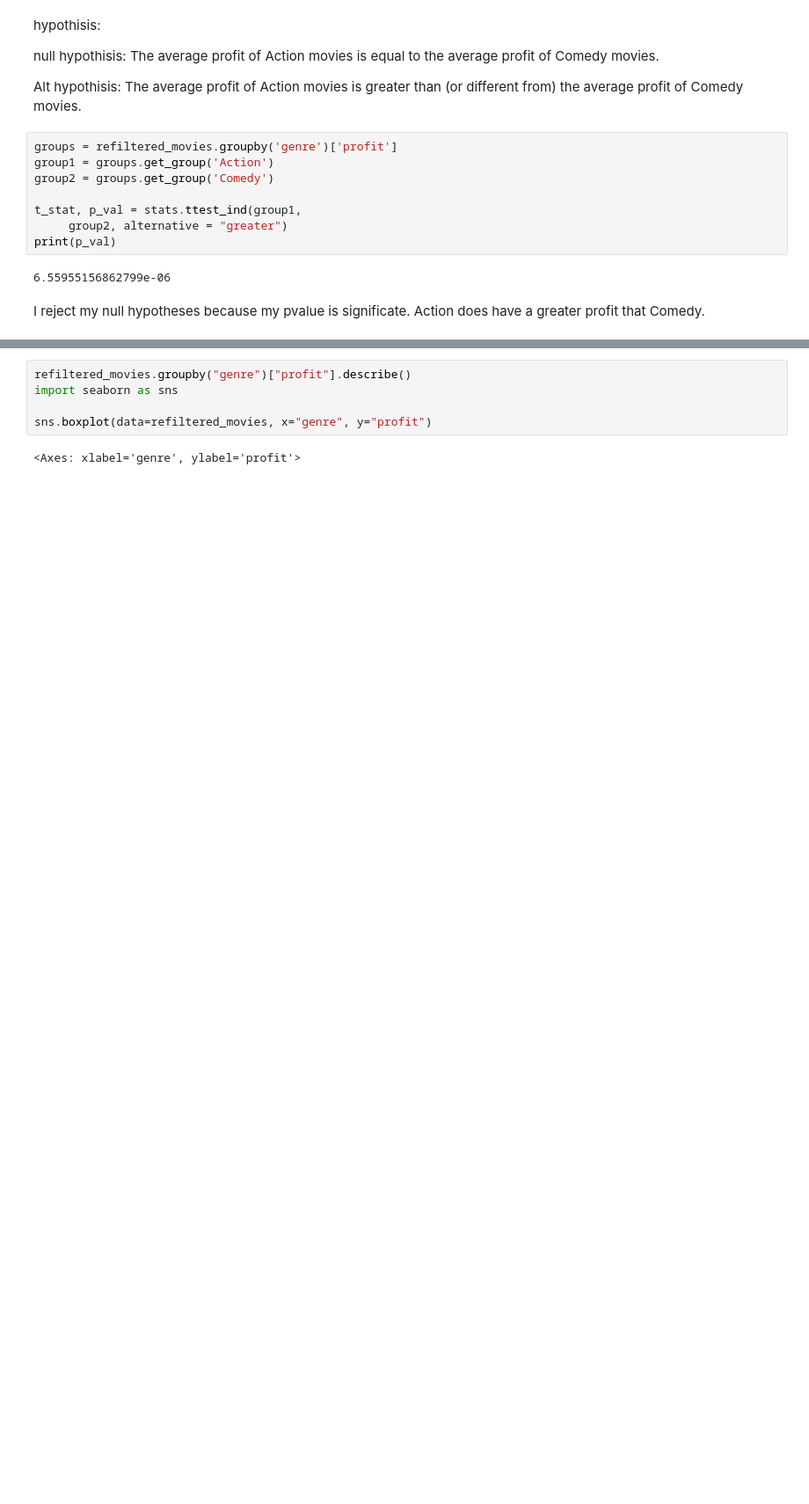
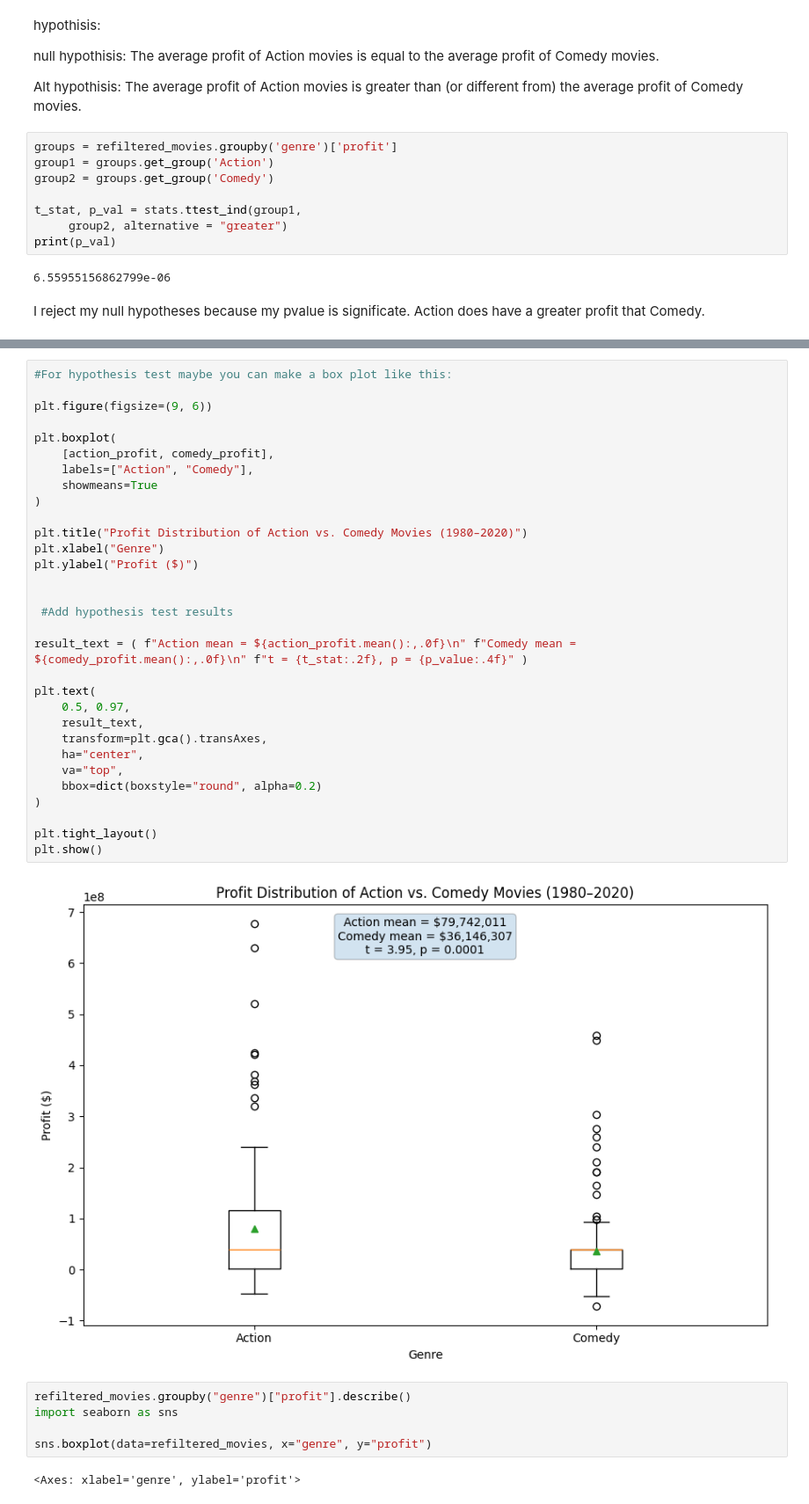
Before and after one commit to Kaidense2026/Pop_culture-, a Jupyter notebook: Pop_Culture_research_project.ipynb, the cells around one changed output, grey strips where cells are left out. Shown at 88% size. Cells and saved outputs as stored; diff of their text form; blank space fills up the shorter version.

```diff
--- a/Pop_Culture_research_project.ipynb
+++ b/Pop_Culture_research_project.ipynb
@@ -635,3 +716,36 @@ y = refiltered_movies['profit'].max()
+# %%
+#For hypothesis test maybe you can make a box plot like this:
+
+plt.figure(figsize=(9, 6))
+
+plt.boxplot(
+    [action_profit, comedy_profit],
+    labels=["Action", "Comedy"],
+    showmeans=True
+)
+
+plt.title("Profit Distribution of Action vs. Comedy Movies (1980–2020)")
+plt.xlabel("Genre")
+plt.ylabel("Profit ($)")
+
+
+ #Add hypothesis test results
+
+result_text = ( f"Action mean = ${action_profit.mean():,.0f}\n" f"Comedy mean = ${comedy_profit.mean():,.0f}\n" f"t = {t_stat:.2f}, p = {p_value:.4f}" )
+
+plt.text(
+    0.5, 0.97,
+    result_text,
+    transform=plt.gca().transAxes,
+    ha="center",
+    va="top",
+    bbox=dict(boxstyle="round", alpha=0.2)
+)
+
+plt.tight_layout()
+plt.show()
+# %% [output]
+[figure, added]
 # %%
 refiltered_movies.groupby("genre")["profit"].describe()
 import seaborn as sns
```
Also changed, not shown: parts of 2 cells of this notebook.
